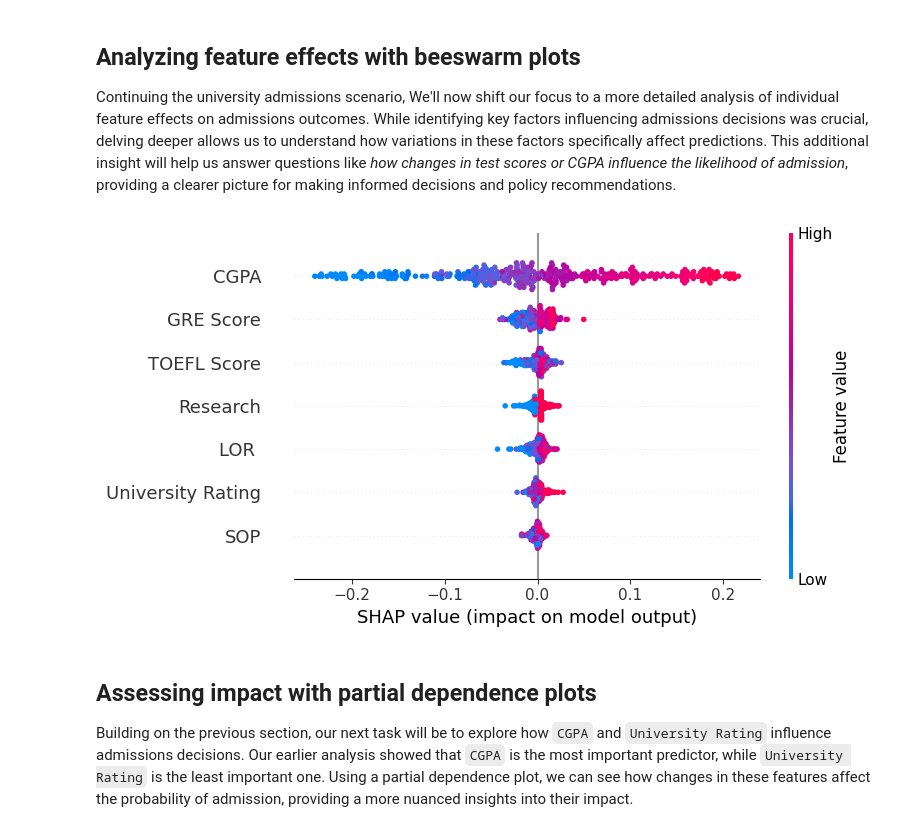
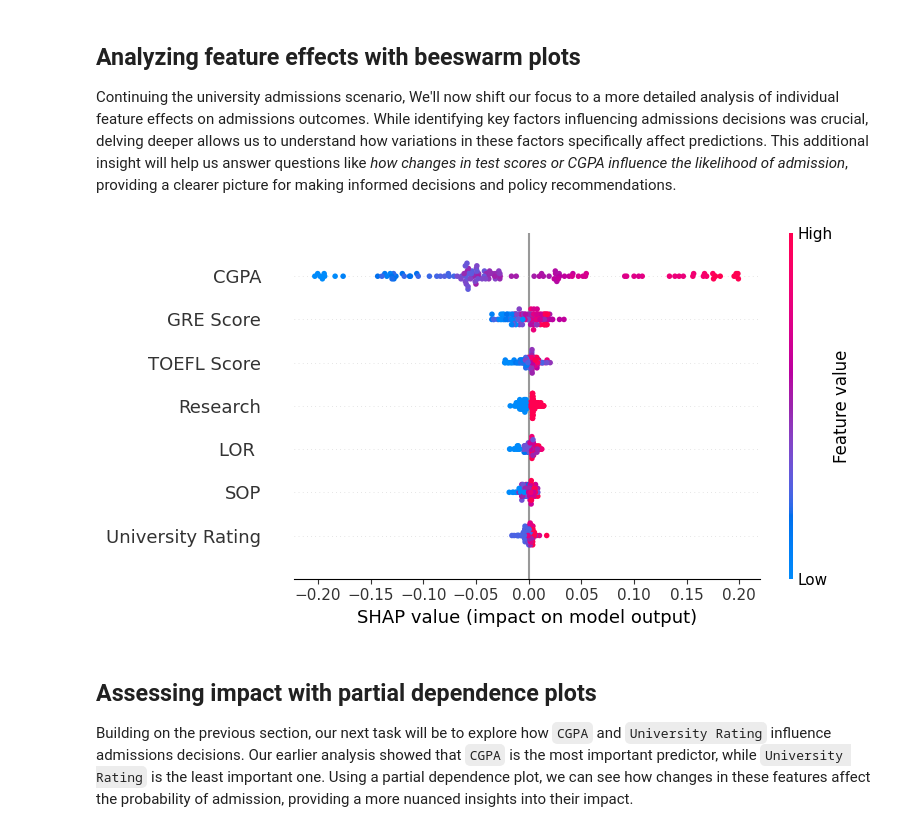
Before and after one commit to MichaelSzczepaniak/MLAIProjects, a Jupyter notebook: ExplainableML/ExplainableML.ipynb, the cells around one changed output. Cells and saved outputs as stored; diff of their text form; code cells hidden in the pictures.

```diff
--- a/ExplainableML/ExplainableML.ipynb
+++ b/ExplainableML/ExplainableML.ipynb
@@ -611,6 +613,6 @@ X_train_adm.head()
 # %%
 from sklearn.neural_network import MLPRegressor
 
-mlp_reg_adm = MLPRegressor(hidden_layer_sizes=10, max_iter=1000)  # need to increase max_iter to avoid non-convergence warning
+mlp_reg_adm = MLPRegressor(hidden_layer_sizes=10, max_iter=10000)  # need to increase max_iter to avoid non-convergence warning
 mlp_reg_adm.fit(X_train_adm, y_train_adm)
 # %% [output]
@@ -738,12 +741,12 @@ Continuing the university admissions scenario, We'll now shift our focus to a mo
 # %%
 # Derive shap values as before
 explainer = shap.TreeExplainer(rfr_admin_model)
-shap_values = explainer.shap_values(X_train_adm)
+shap_values = explainer.shap_values(X_test_adm)
 
 # Plot the beeswarm plot
-shap.summary_plot(shap_values, X_train_adm, plot_type="dot")
+shap.summary_plot(shap_values, X_test_adm, plot_type="dot")
 # %% [output]
-[figure, old version]
+[figure, new version]
 # %% [markdown]
 ## Assessing impact with partial dependence plots
 
```
Also changed, not shown: parts of 23 cells of this notebook.
